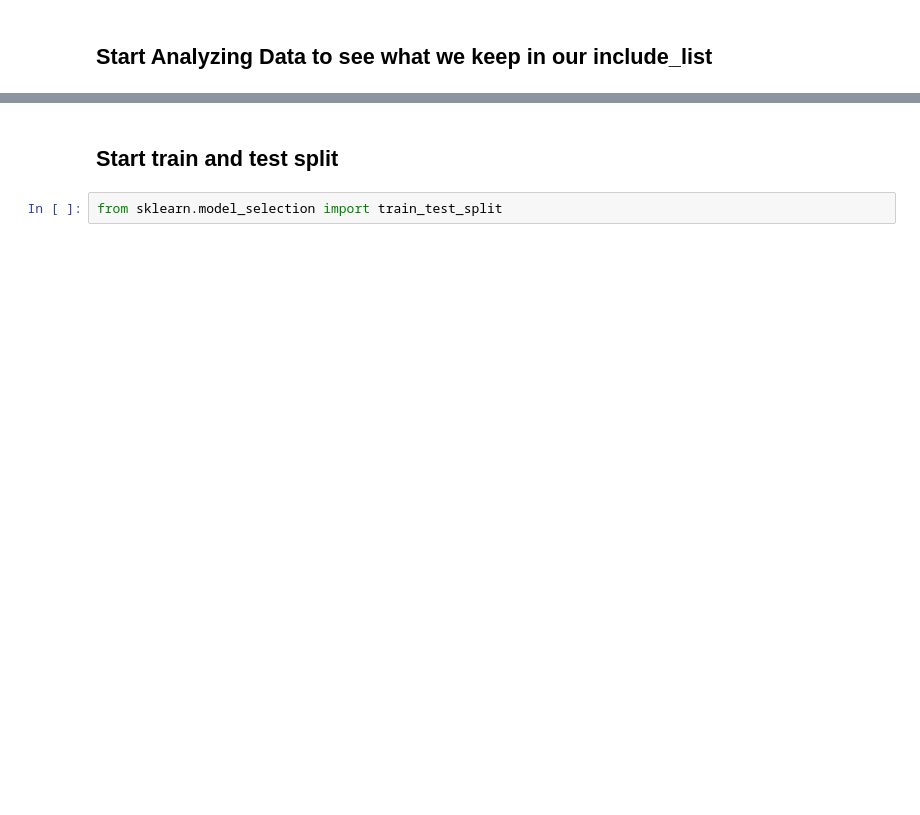
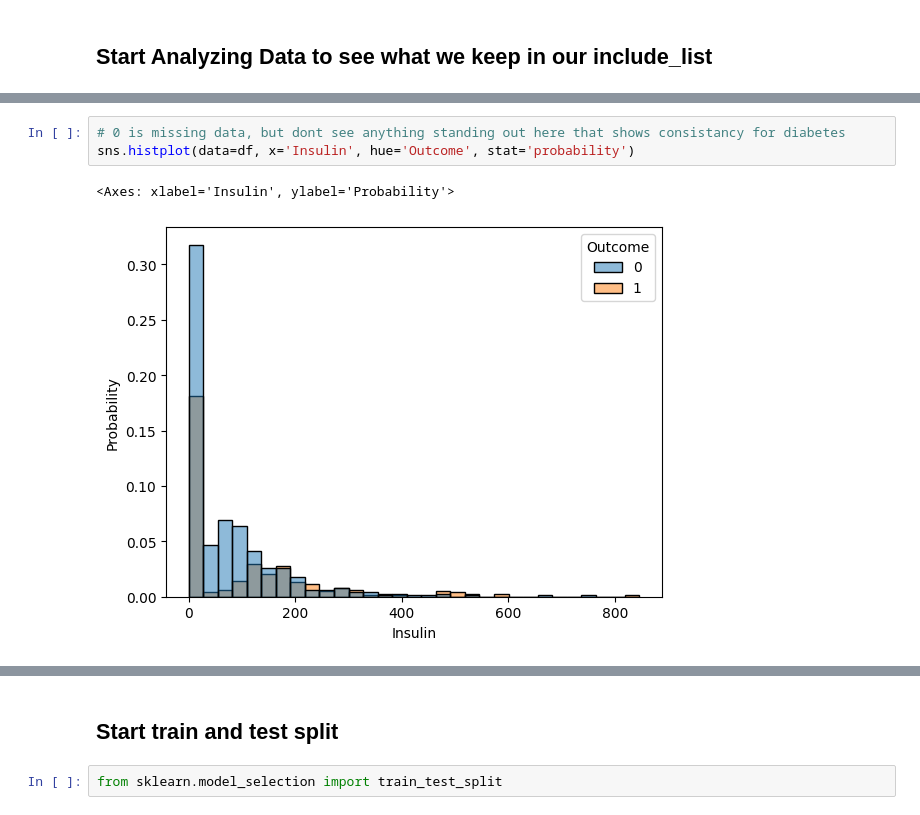
Before and after one commit to 4GeeksAcademy/SWhit_Decision-Tree-Project-2, a Jupyter notebook: src/explore.ipynb, the cells around one changed output, grey strips where cells are left out. Cells and saved outputs as stored; diff of their text form; blank space fills up the shorter version.

```diff
--- a/src/explore.ipynb
+++ b/src/explore.ipynb
@@ -23,0 +121,6 @@ main_df.head()
+# %%
+# 0 is missing data, but dont see anything standing out here that shows consistancy for diabetes
+sns.histplot(data=df, x='Insulin', hue='Outcome', stat='probability')
+# %% [output]
+<Axes: xlabel='Insulin', ylabel='Probability'>
+[figure, added]
```
Also changed, not shown: parts of 59 cells of this notebook, 2 other files.
